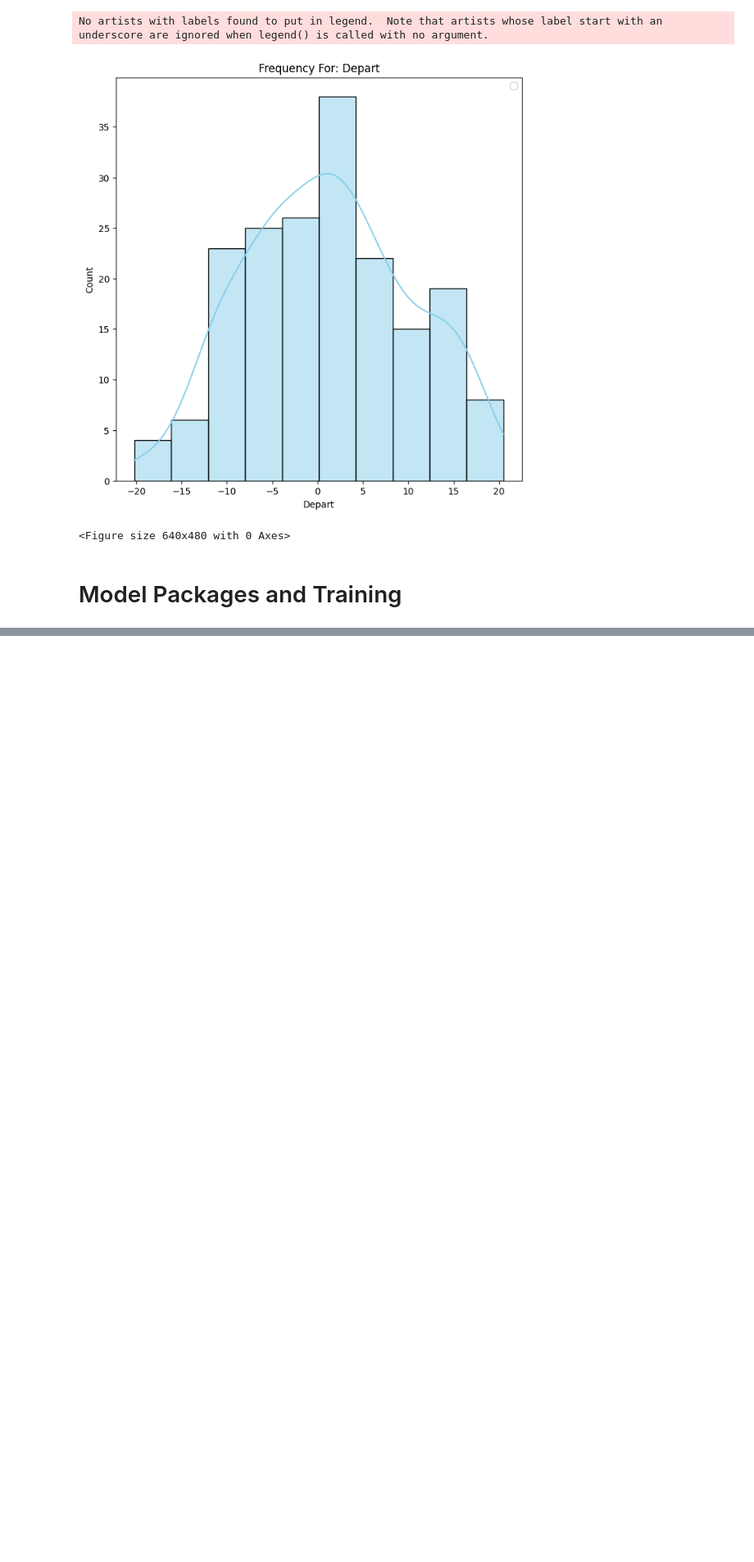
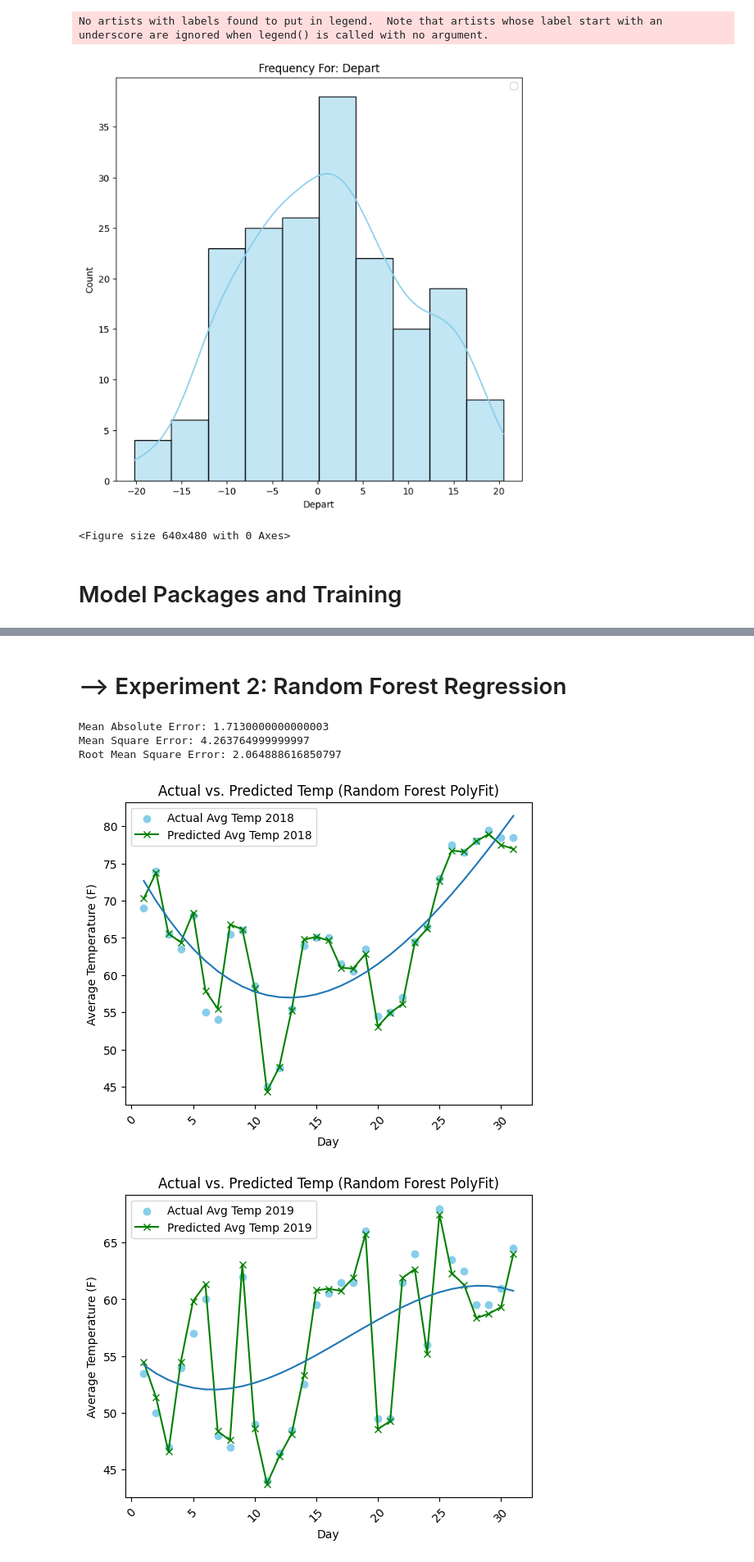
Before and after one commit to FrancoA325/Weather-Reg, a Jupyter notebook: WeatherModel.ipynb, the cells around one changed output, grey strips where cells are left out. Shown at 82% size. Cells and saved outputs as stored; diff of their text form; code cells hidden in the pictures; blank space fills up the shorter version.

Commit message:
All experiments are 99.9999% j add to site

```diff
--- a/WeatherModel.ipynb
+++ b/WeatherModel.ipynb
@@ -262,0 +164,53 @@ Mean Squared Error: 5.104732217366358
+# %% [markdown]
+# --> Experiment 2: Random Forest Regression
+# %%
+from sklearn.ensemble import RandomForestRegressor
+
+rf = RandomForestRegressor(n_estimators = 100)
+rf.fit(X_train, y_train)
+rf_prediction = rf.predict(X_test)
+
+# Evaluation metrics
+mae_rf = mean_absolute_error(y_test, rf_prediction)
+mse_rf =  mean_squared_error(y_test, rf_prediction)
+rmse_rf =  np.sqrt(mse_rf)
+
+print('Mean Absolute Error:', + mae_rf)
+print('Mean Square Error:', + mse_rf)
+print('Root Mean Square Error:', + rmse_rf)
+# %% [output]
+Mean Absolute Error: 1.7130000000000003
+Mean Square Error: 4.263764999999997
+Root Mean Square Error: 2.064888616850797
+# %%
+weatherIn['Date'] = pd.to_datetime(weatherIn['Date'])
+weatherIn['Year'] = weatherIn['Date'].dt.year
+weatherIn['DayOfMonth'] = weatherIn['Date'].dt.day
+
+predictionsByYear = pd.DataFrame()
+
+for year in weatherIn['Year'].unique():
+
+    yearData = weatherIn[weatherIn['Year'] == year]
+    yearPred = yearData[['MaxTmp', 'Depart', 'Precip']]
+    predTest = rf.predict(yearPred)
+
+    # Predict temperatures using the linear regression model
+    plt.scatter(yearData['DayOfMonth'], yearData['AvgTmp'], label=f'Actual Avg Temp {year}', marker='o', color = 'skyblue')
+
+    # Plot predicted average temperature
+    plt.plot(yearData['DayOfMonth'], predTest, label=f'Predicted Avg Temp {year}', marker='x', color = 'green')
+    plt.plot(np.unique(yearData['DayOfMonth']), np.poly1d(np.polyfit(yearData['DayOfMonth'], predTest, 3))(np.unique(yearData['DayOfMonth'])))
+
+    # Set labels and title
+    plt.xlabel('Day')
+    plt.ylabel('Average Temperature (F)')
+    plt.title('Actual vs. Predicted Temp (Random Forest PolyFit)')
+    plt.xticks(rotation=45)  # Rotate x-axis labels for better readability
+    plt.legend()
+
+    # Show plot
+    plt.show()
+# %% [output]
+[figure, added]
+[figure, added]
```
Also changed, not shown: parts of 21 cells of this notebook.
